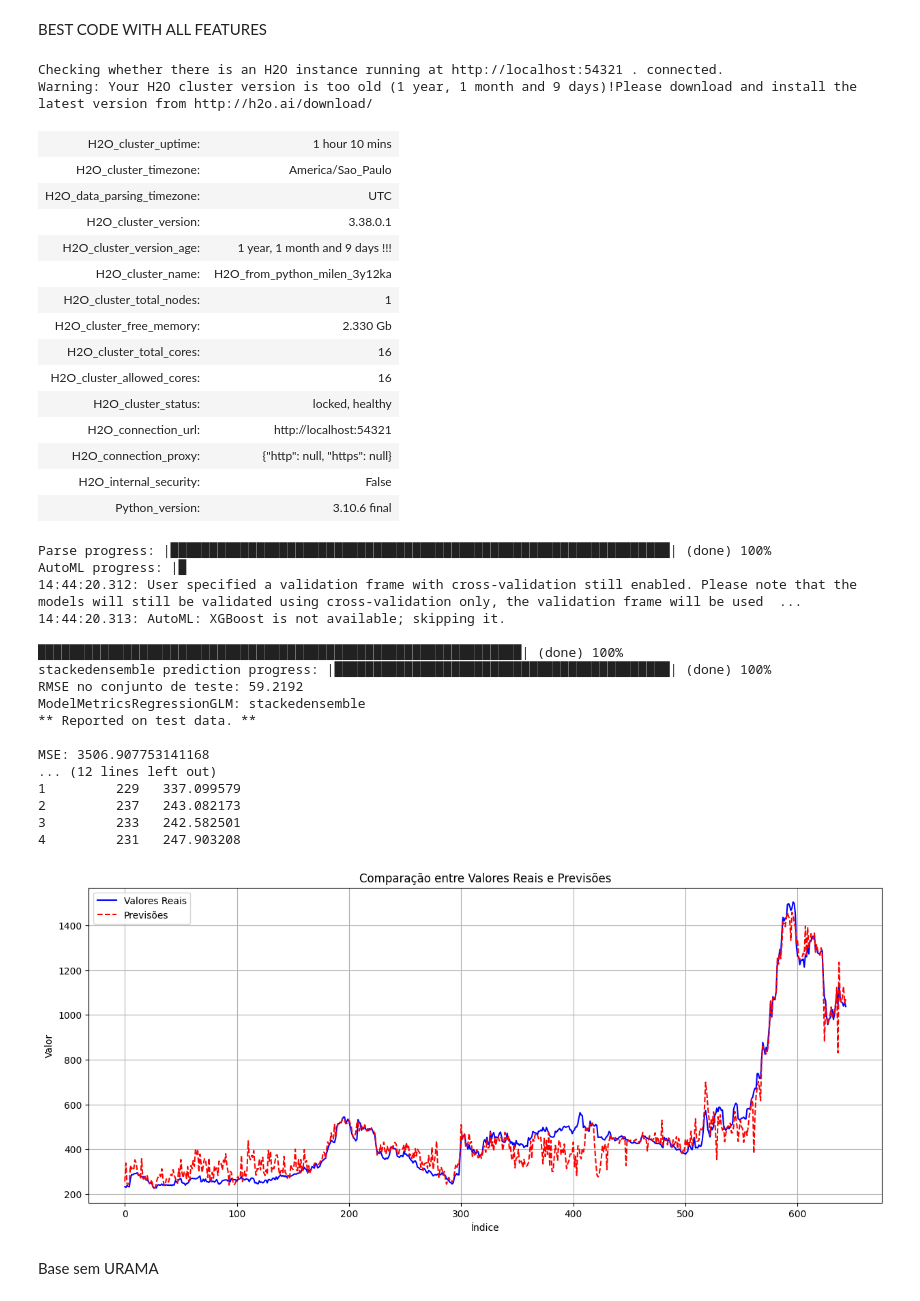
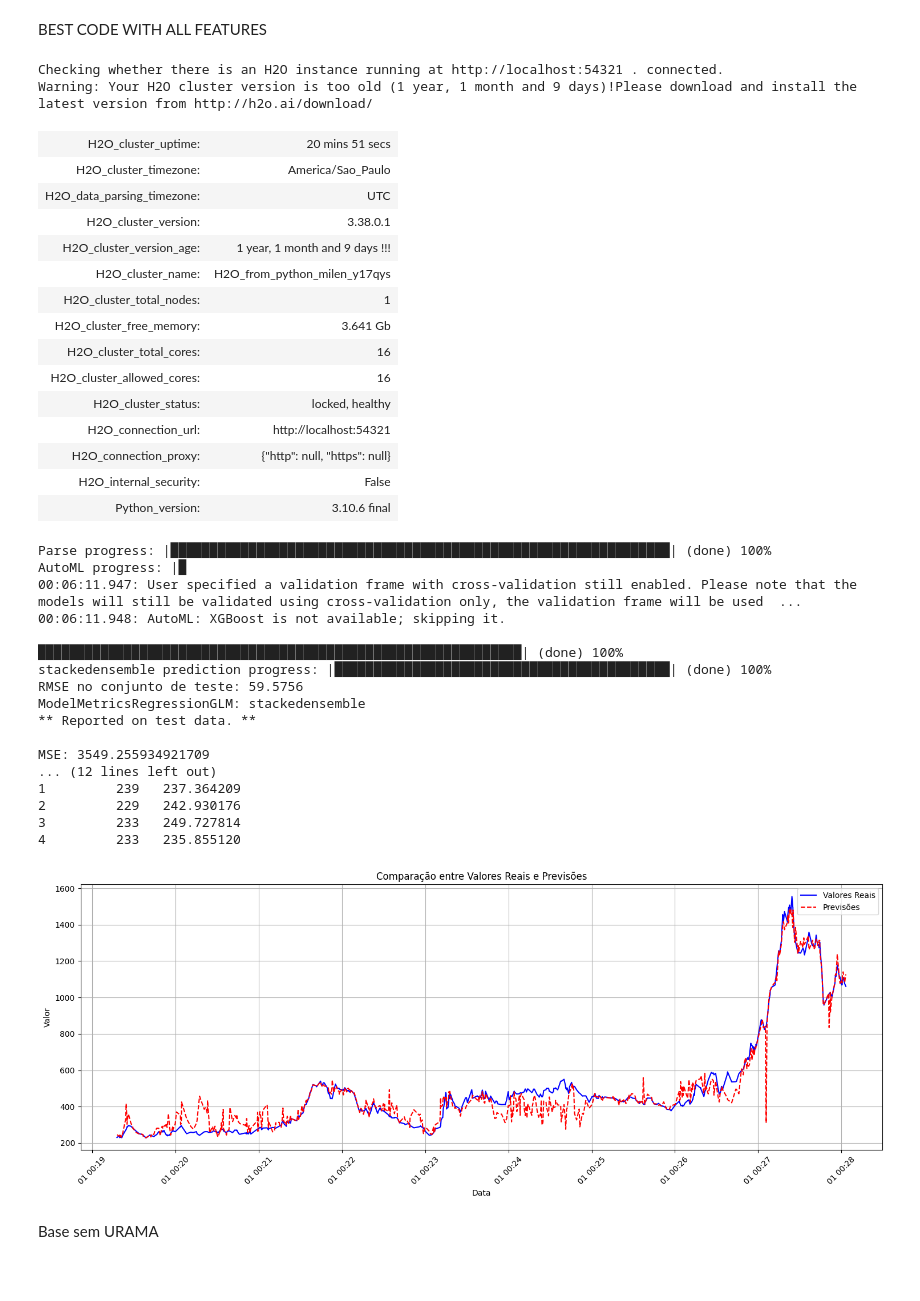
Before and after one commit to M1LENAFAR1A/Previsao_Diferenca_Pontos_Cafe, a Jupyter notebook: h2o.ipynb, the cells around one changed output. Drawn from its saved outputs; the diff is of its cells as text; code cells hidden in the pictures; blank space fills up the shorter version.

Commit message:
data

```diff
--- a/h2o.ipynb
+++ b/h2o.ipynb
@@ -3,6 +3,7 @@ BEST CODE WITH ALL FEATURES
 # %%
 # 1. Instalação e Importação
 import h2o
+import pandas as pd
 from h2o.automl import H2OAutoML
 import matplotlib.pyplot as plt
 
@@ -38,57 +39,76 @@ print(performance)
 test["predictions"] = predictions
 actual_vs_predicted = test[["Preco_Real", "predictions"]]
 df_actual_vs_predicted = actual_vs_predicted.as_data_frame()
+
 print(df_actual_vs_predicted.head())
+
+# Extracting the "Data" column from the test set and converting to pandas DataFrame
+dates_df = test["Data"].as_data_frame()
+
+dates_df['Data'] = pd.to_datetime(dates_df['Data'])
+
+# Extract the dates to a list for plotting
+dates = dates_df['Data'].tolist()
 
 # 9. Visualização das previsões vs valores reais
 real_values = df_actual_vs_predicted["Preco_Real"].values
 predicted_values = df_actual_vs_predicted["predictions"].values
 
 plt.figure(figsize=(15, 6))
-plt.plot(real_values, label="Valores Reais", color="blue")
-plt.plot(predicted_values, label="Previsões", color="red", linestyle="--")
+
+# Use 'dates' for the x-axis
+plt.plot(dates, real_values, label="Valores Reais", color="blue")
+plt.plot(dates, predicted_values, label="Previsões", color="red", linestyle="--")
+
 plt.title("Comparação entre Valores Reais e Previsões")
-plt.xlabel("Índice")
+plt.xlabel("Data")
 plt.ylabel("Valor")
+
+# Ajuste nas etiquetas do eixo x para mostrar no formato DD-MM-YYYY
+plt.gca().set_xticks(dates)  # Define os ticks para as datas
+plt.gca().xaxis.set_major_formatter(plt.matplotlib.dates.DateFormatter('%d-%m-%Y'))
+plt.xticks(rotation=45)  # Rotate x-axis labels for better visibility
+
 plt.legend()
 plt.grid(True)
+plt.tight_layout()  # Adjust layout to ensure everything fits
 plt.show()
 # %% [output]
 Checking whether there is an H2O instance running at http://localhost:54321 . connected.
 Warning: Your H2O cluster version is too old (1 year, 1 month and 9 days)!Please download and install the latest version from http://h2o.ai/download/
-| H2O_cluster_uptime: | 1 hour 10 mins |
+| H2O_cluster_uptime: | 20 mins 51 secs |
 | H2O_cluster_timezone: | America/Sao_Paulo |
 | H2O_data_parsing_timezone: | UTC |
 | H2O_cluster_version: | 3.38.0.1 |
 | H2O_cluster_version_age: | 1 year, 1 month and 9 days !!! |
-| H2O_cluster_name: | H2O_from_python_milen_3y12ka |
+| H2O_cluster_name: | H2O_from_python_milen_y17qys |
 | H2O_cluster_total_nodes: | 1 |
-| H2O_cluster_free_memory: | 2.330 Gb |
+| H2O_cluster_free_memory: | 3.641 Gb |
 | H2O_cluster_total_cores: | 16 |
 | H2O_cluster_allowed_cores: | 16 |
 | H2O_cluster_status: | locked, healthy |
 | H2O_connection_url: | http://localhost:54321 |
 | H2O_connection_proxy: | {"http": null, "https": null} |
 | H2O_internal_security: | False |
 | Python_version: | 3.10.6 final |
 Parse progress: |████████████████████████████████████████████████████████████████| (done) 100%
 AutoML progress: |█
-14:44:20.312: User specified a validation frame with cross-validation still enabled. Please note that the models will still be validated using cross-validation only, the validation frame will be used  ...
-14:44:20.313: AutoML: XGBoost is not available; skipping it.
+00:06:11.947: User specified a validation frame with cross-validation still enabled. Please note that the models will still be validated using cross-validation only, the validation frame will be used  ...
+00:06:11.948: AutoML: XGBoost is not available; skipping it.
 
 ██████████████████████████████████████████████████████████████| (done) 100%
 stackedensemble prediction progress: |███████████████████████████████████████████| (done) 100%
-RMSE no conjunto de teste: 59.2192
+RMSE no conjunto de teste: 59.5756
 ModelMetricsRegressionGLM: stackedensemble
 ** Reported on test data. **
 
-MSE: 3506.907753141168
+MSE: 3549.255934921709
 ... (12 lines left out)
-1         229   337.099579
-2         237   243.082173
-3         233   242.582501
-4         231   247.903208
+1         239   237.364209
+2         229   242.930176
+3         233   249.727814
+4         233   235.855120
-[figure, old version]
+[figure, new version]
 # %% [markdown]
 Base sem URAMA
 # %%
```
Also changed, not shown: parts of 2 cells of this notebook.
